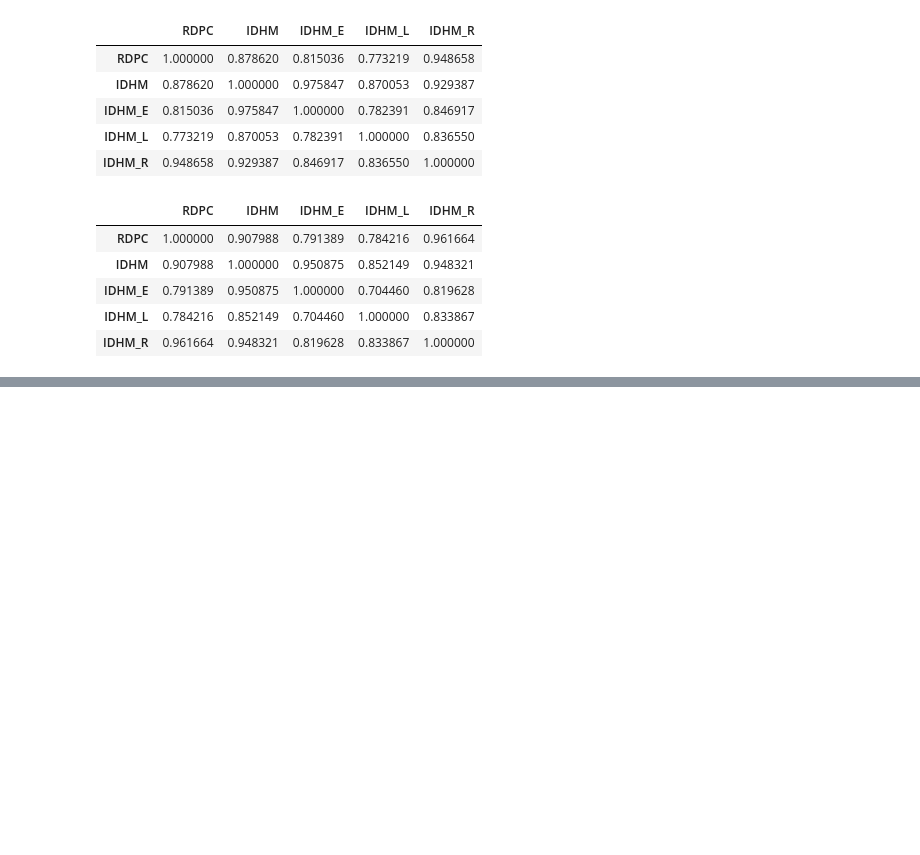
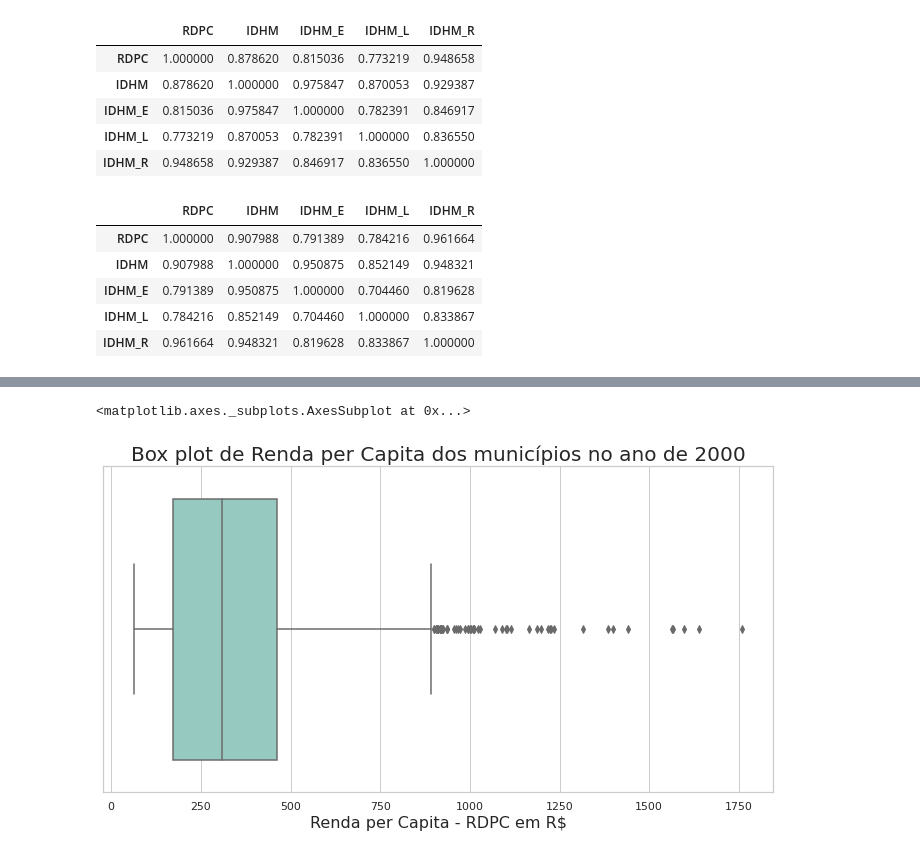
Before and after one commit to EmersonFranca/IDH_Atlas, a Jupyter notebook: Analise_Exploratoria/1_Analise_Exploratoria.ipynb, the cells around one changed output, grey strips where cells are left out. Saved outputs shown, nothing was run; the diff lists cells and outputs as text; code cells hidden in the pictures; blank space fills up the shorter version.

```diff
--- a/Analise_Exploratoria/1_Analise_Exploratoria.ipynb
+++ b/Analise_Exploratoria/1_Analise_Exploratoria.ipynb
@@ -112,0 +169,10 @@ dfIDH_2010[['RDPC','IDHM', 'IDHM_E', 'IDHM_L', 'IDHM_R']].corr()
+# %%
+sns.set(style='whitegrid')
+ax = sns.boxplot(data=dfIDH_2000, x='RDPC', width=0.8, linewidth=1.5,palette="Set3")
+ax.figure.set_size_inches(12,6)
+ax.set_title('Box plot de Renda per Capita dos municípios no ano de 2000', fontsize=20)
+ax.set_xlabel('Renda per Capita - RDPC em R$', fontsize=16)
+ax
+# %% [output]
+<matplotlib.axes._subplots.AxesSubplot at 0x...>
+[figure, added]
```
Also changed, not shown: parts of 17 cells of this notebook.
